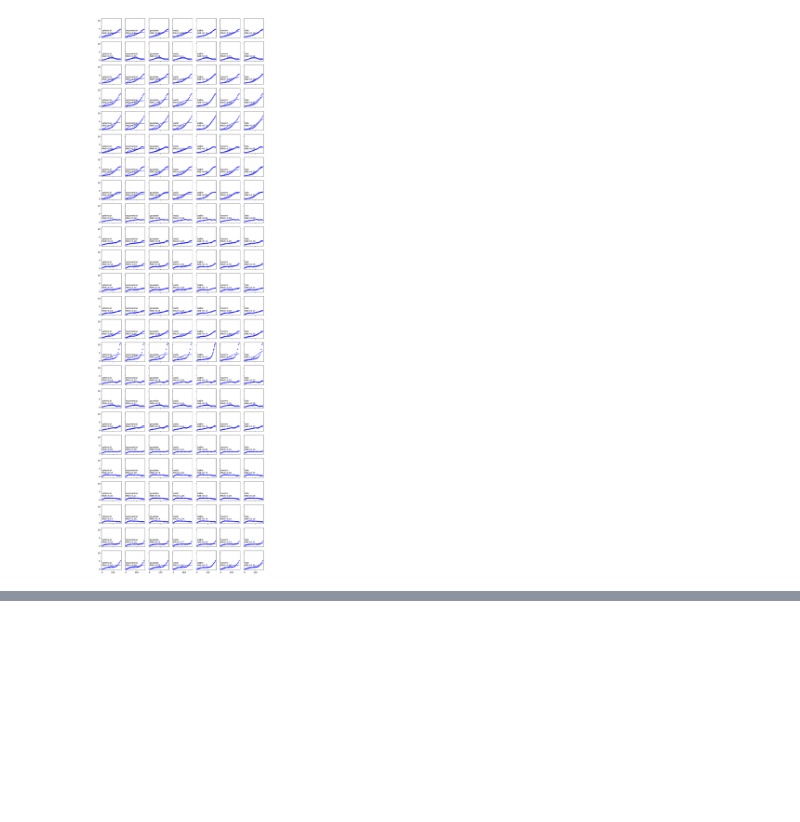
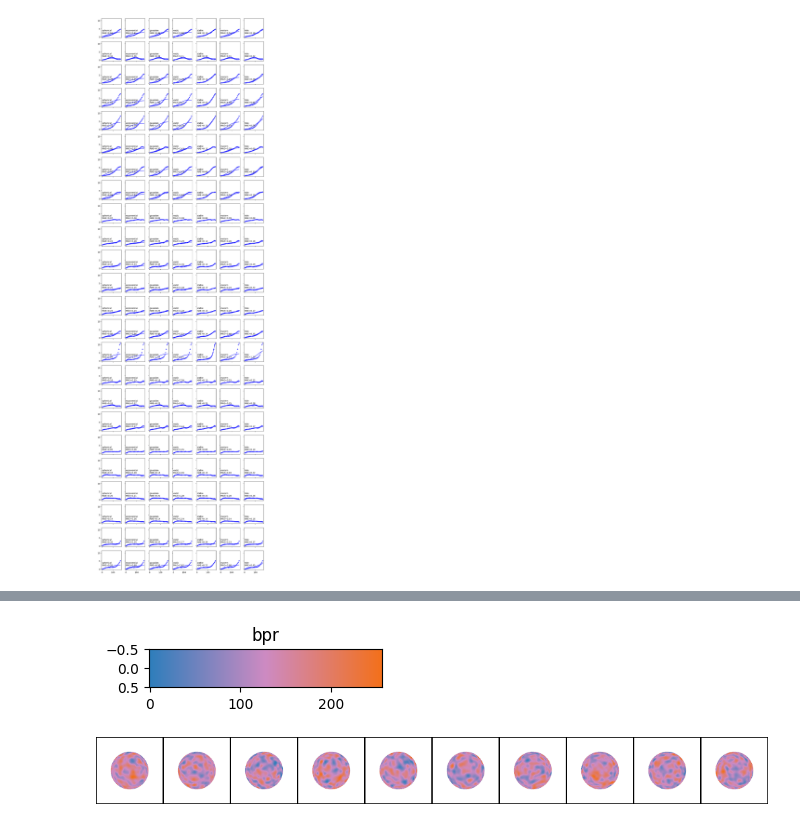
Before and after one commit to yiguzhou/zhou_interpolates, a Jupyter notebook: code/revision.ipynb, the cells around one changed output, grey strips where cells are left out. Drawn from its saved outputs; the diff is of its cells as text; code cells hidden in the pictures; blank space fills up the shorter version.

```diff
--- a/code/revision.ipynb
+++ b/code/revision.ipynb
@@ -295,0 +250,17 @@ plt.savefig(projdir + "/figs/rev_figs4_neuromaps_little_variograms.svg")
+# %%
+bpr,_ = three_colours_gradient(lo=plt.cm.Blues(0.7), mid=plt.cm.PuRd(0.4), hi=plt.cm.Oranges(0.6), plot=False)
+show_colour_scheme(bpr, "bpr")
+# %% [output]
+[figure, added]
+# %%
+import pyvista as pv
+
+pl = pv.Plotter(shape = (1,10), window_size = (1000, 100))
+
+for i in range(10):
+    pl.subplot(0,i)
+    pl.add_mesh(sphere_mesh.rotate_z(180), scalars = instances[i], cmap = bpr, **mesh_aes)
+    pl.camera_position = 'yz'
+pl.show(jupyter_backend = 'static')
+# %% [output]
+[figure, added]
```
Also changed, not shown: parts of 30 cells of this notebook, 2 other files.
